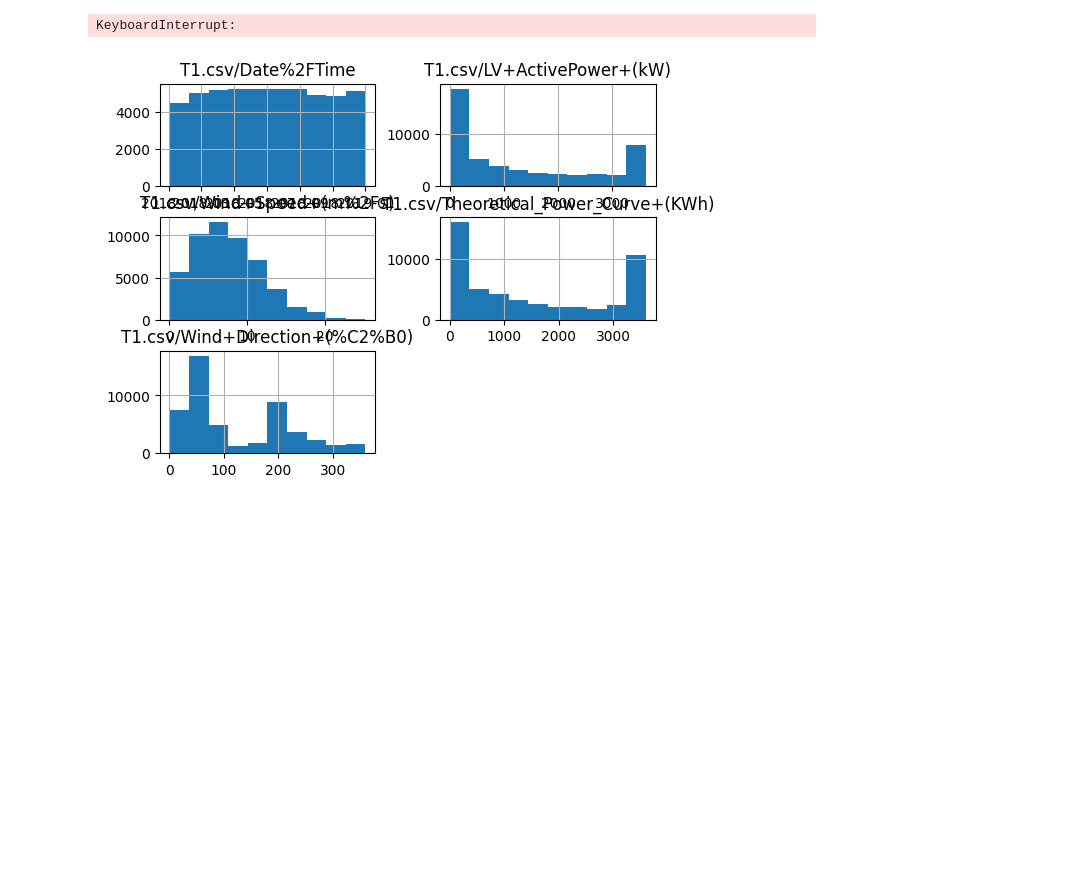
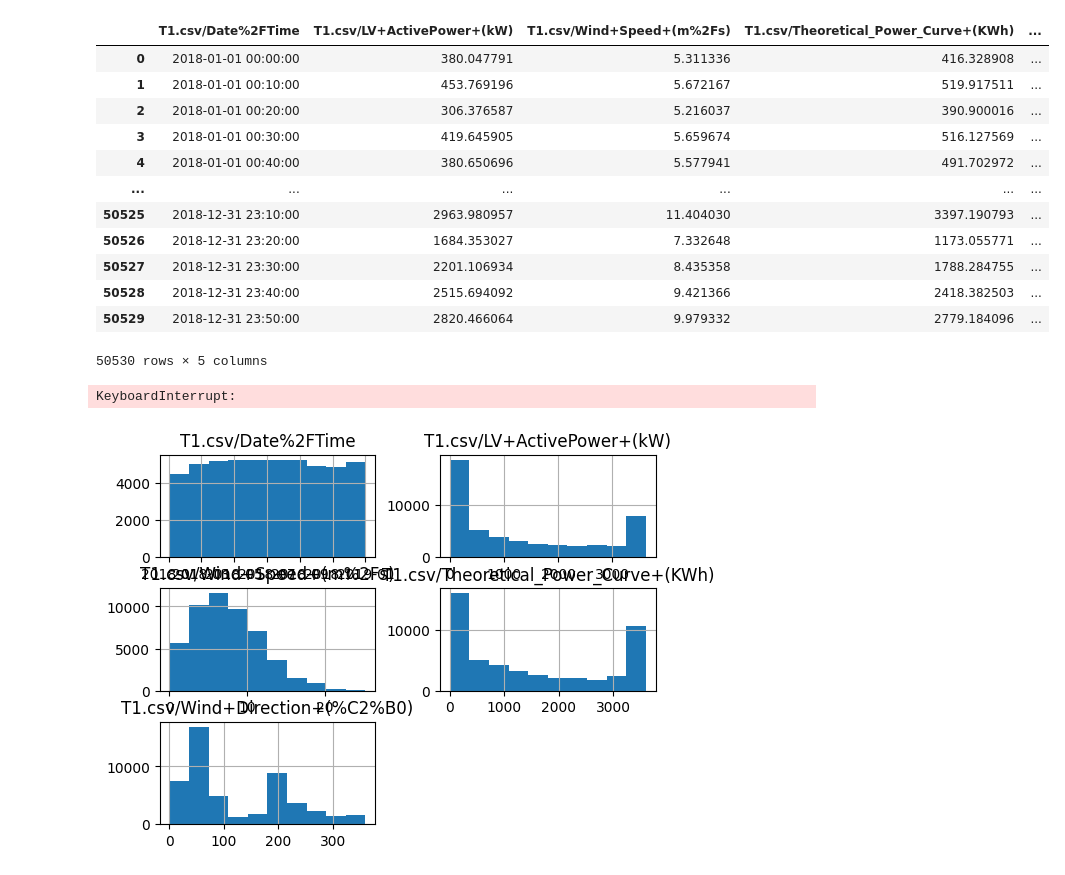
Before and after one commit to JotaN98/MCsDataScience_AI, a Jupyter notebook: FInal Project/final_project.ipynb, the cells around one changed output. Cells and saved outputs as stored; diff of their text form; code cells hidden in the pictures; blank space fills up the shorter version.

```diff
--- a/FInal Project/final_project.ipynb
+++ b/FInal Project/final_project.ipynb
@@ -2,9 +2,8 @@
 import mlcroissant as mlc
 import pandas as pd
 
-#test
 # Fetch the Croissant JSON-LD
-croissant_dataset = mlc.Dataset('https://www.kaggle.com/datasets/berkerisen/wind-turbine-scada-dataset/croissant/download')
+croissant_dataset = mlc.Dataset('https://www.kaggle.com/datasets/theforcecoder/wind-power-forecasting/croissant/download')
 
 # Check what record sets are in the dataset
 record_sets = croissant_dataset.metadata.record_sets
@@ -20,3 +21,19 @@ Path to dataset files: C:\Users\User\.cache\kagglehub\datasets\berkerisen\wind-t
+# %%
+record_set_df
+# %% [output]
+|  | T1.csv/Date%2FTime | T1.csv/LV+ActivePower+(kW) | T1.csv/Wind+Speed+(m%2Fs) | T1.csv/Theoretical_Power_Curve+(KWh) | ... |
+| 0 | 2018-01-01 00:00:00 | 380.047791 | 5.311336 | 416.328908 | ... |
+| 1 | 2018-01-01 00:10:00 | 453.769196 | 5.672167 | 519.917511 | ... |
+| 2 | 2018-01-01 00:20:00 | 306.376587 | 5.216037 | 390.900016 | ... |
+| 3 | 2018-01-01 00:30:00 | 419.645905 | 5.659674 | 516.127569 | ... |
+| 4 | 2018-01-01 00:40:00 | 380.650696 | 5.577941 | 491.702972 | ... |
+| ... | ... | ... | ... | ... | ... |
+| 50525 | 2018-12-31 23:10:00 | 2963.980957 | 11.404030 | 3397.190793 | ... |
+| 50526 | 2018-12-31 23:20:00 | 1684.353027 | 7.332648 | 1173.055771 | ... |
+| 50527 | 2018-12-31 23:30:00 | 2201.106934 | 8.435358 | 1788.284755 | ... |
+| 50528 | 2018-12-31 23:40:00 | 2515.694092 | 9.421366 | 2418.382503 | ... |
+| 50529 | 2018-12-31 23:50:00 | 2820.466064 | 9.979332 | 2779.184096 | ... |
+50530 rows × 5 columns
 # %%
 import numpy as np
 import matplotlib.pyplot as plt
```
Also changed, not shown: parts of 1 cell of this notebook, 1 other file.
